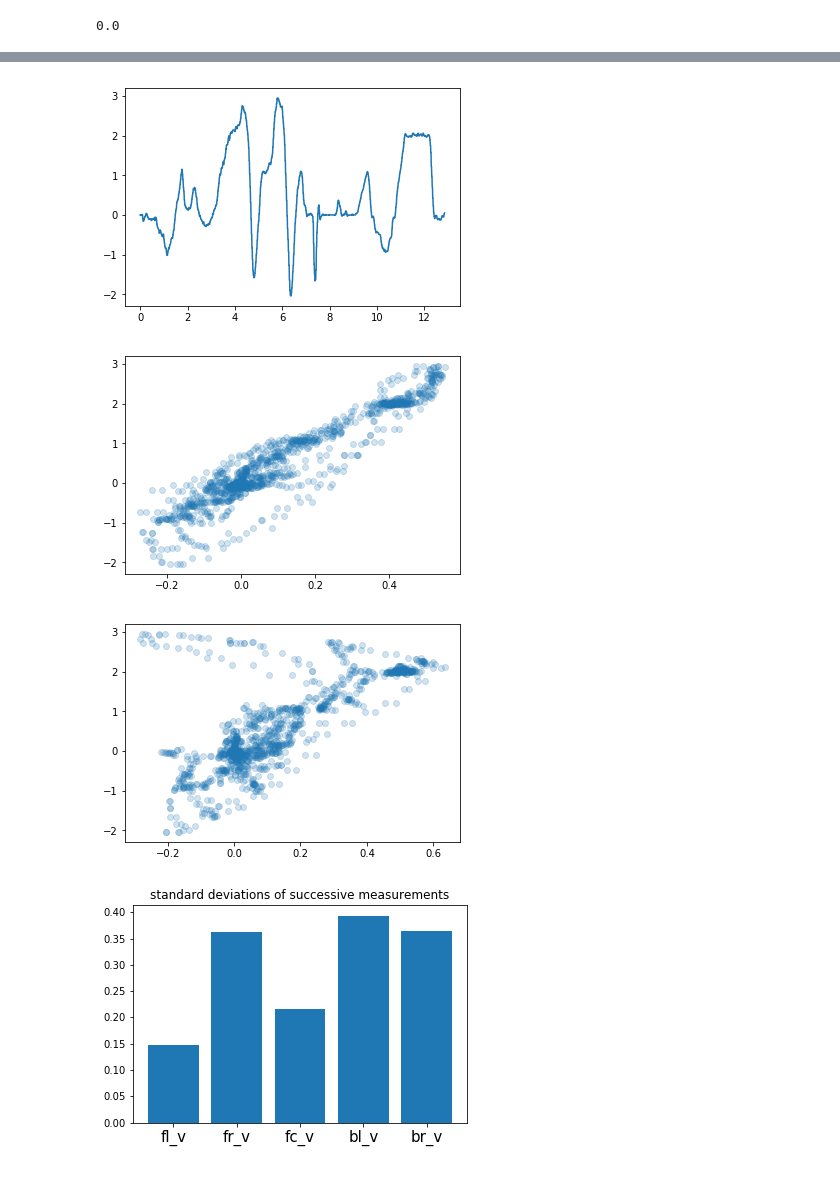
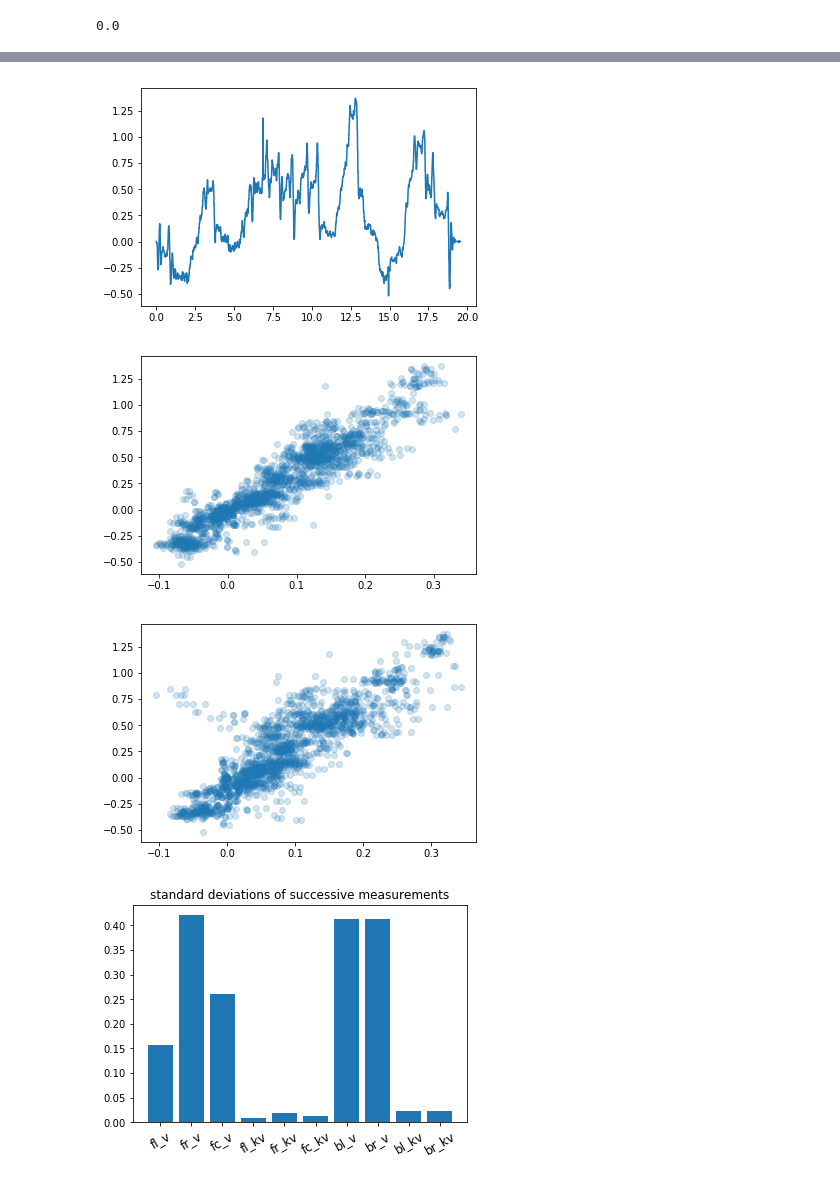
Before and after one commit to berickson/car, a Jupyter notebook: notebooks/Odometry.ipynb, the cells around one changed output, grey strips where cells are left out. Cells and saved outputs as stored; diff of their text form; code cells hidden in the pictures.

```diff
--- a/notebooks/Odometry.ipynb
+++ b/notebooks/Odometry.ipynb
@@ -1,5 +1,5 @@
 # %%
-run_folder = 'tracks/desk/routes/C/runs/6'
+run_folder = 'tracks_symlink/desk/routes/D/runs/2'
 # %% [markdown]
 ## Imports and Helpers
 # %%
@@ -65,7 +65,7 @@ for f in ['video_left','video_right']:
         avi_path = os.path.join(run_folder,f+'.avi')
         if os.path.exists(avi_path):
             s = 'ffmpeg -i "{0}" -vcodec h264 -acodec copy "{1}"'.format(avi_path,mp4_path)
-            subprocess.check_call(s,shell=True)
+            subprocess.call(s,shell=True)
     if os.path.exists(mp4_path):
         video_tags.append(video_tag(mp4_path,title=f))
     else:
@@ -341,35 +341,40 @@ plt.plot(run.fc, run.fr_kv,color='blue');
 # %%
 plt.plot(run.t,diff_n(run.heading,2));
 # %% [output]
-[figure, old version]
+[figure, new version]
 # %%
 # How does wheel speed difference compare to turn rate?
 run.dtheta=diff_n(run.heading,2)
 plt.plot(run.fr_kv-run.fl_kv, run.dtheta,"o",alpha=0.2);
 # %% [output]
-[figure, old version]
+[figure, new version]
 # %%
 run.dtheta=diff_n(run.heading,2)
 plt.plot(run.br_kv-run.bl_kv, run.dtheta,"o",alpha=0.2);
 # %% [output]
-[figure, old version]
+[figure, new version]
 # %%
 def bar_chart(d):
     '''
     plots a bar chart for dictionary d
     '''
     plt.bar(range(len(d)), d.values(), align='center')
-    plt.xticks(range(len(d)), d.keys(),rotation=0,size=15)
+    plt.xticks(range(len(d)), d.keys(),rotation=30,size=12)
     return plt
 # %%
 d = {
     'fl_v':np.std(np.diff(run.fl_v)),
     'fr_v':np.std(np.diff(run.fr_v)),
     'fc_v':np.std(np.diff(run.fc_v)),
+    'fl_kv':np.std(np.diff(run.fl_kv)),
+    'fr_kv':np.std(np.diff(run.fr_kv)),
+    'fc_kv':np.std(np.diff(run.fc_kv)),
     'bl_v':np.std(np.diff(run.bl_v)),
     'br_v':np.std(np.diff(run.br_v)),
+    'bl_kv':np.std(np.diff(run.bl_kv)),
+    'br_kv':np.std(np.diff(run.br_kv)),
 }
 bar_chart(d);
 plt.title('standard deviations of successive measurements');
 # %% [output]
-[figure, old version]
+[figure, new version]
```
Also changed, not shown: parts of 16 cells of this notebook, 3 other files.
